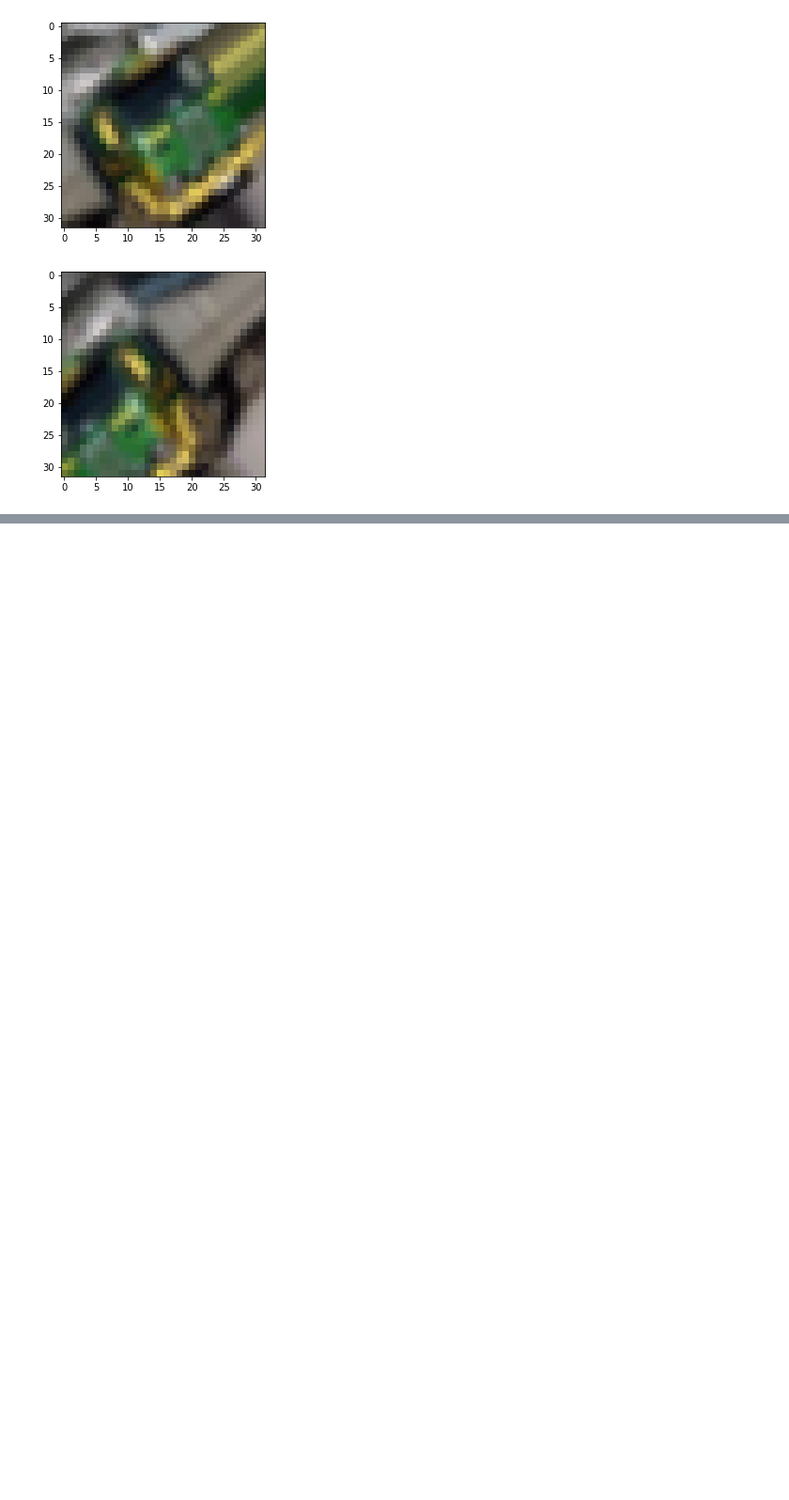
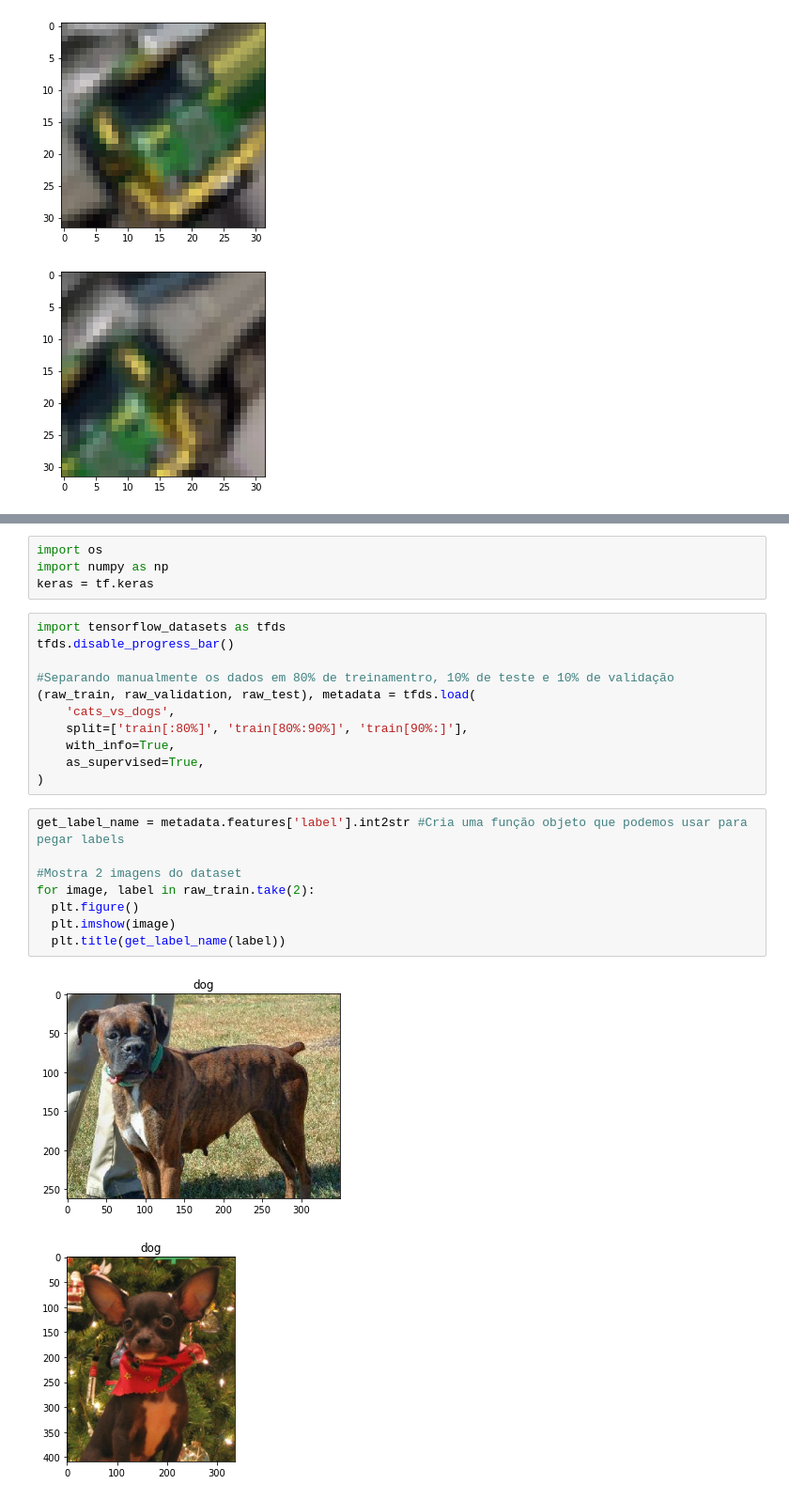
Before and after one commit to EmidioLP/Freecodecamp, a Jupyter notebook: Notebooks/Machine Learning with Python/Visao_Computacional.ipynb, the cells around one changed output, grey strips where cells are left out. Shown: that part at 94% size. Cells and saved outputs as stored; diff of their text form; blank space fills up the shorter version.

```diff
--- a/Notebooks/Machine Learning with Python/Visao_Computacional.ipynb
+++ b/Notebooks/Machine Learning with Python/Visao_Computacional.ipynb
@@ -225,0 +234,26 @@ plt.show()
+# %%
+import os
+import numpy as np
+keras = tf.keras
+# %%
+import tensorflow_datasets as tfds
+tfds.disable_progress_bar()
+
+#Separando manualmente os dados em 80% de treinamentro, 10% de teste e 10% de validação
+(raw_train, raw_validation, raw_test), metadata = tfds.load(
+    'cats_vs_dogs',
+    split=['train[:80%]', 'train[80%:90%]', 'train[90%:]'],
+    with_info=True,
+    as_supervised=True,
+)
+# %%
+get_label_name = metadata.features['label'].int2str #Cria uma função objeto que podemos usar para pegar labels
+
+#Mostra 2 imagens do dataset
+for image, label in raw_train.take(2):
+  plt.figure()
+  plt.imshow(image)
+  plt.title(get_label_name(label))
+# %% [output]
+[figure, added]
+[figure, added]
```
Also changed, not shown: parts of 1 cell of this notebook.
